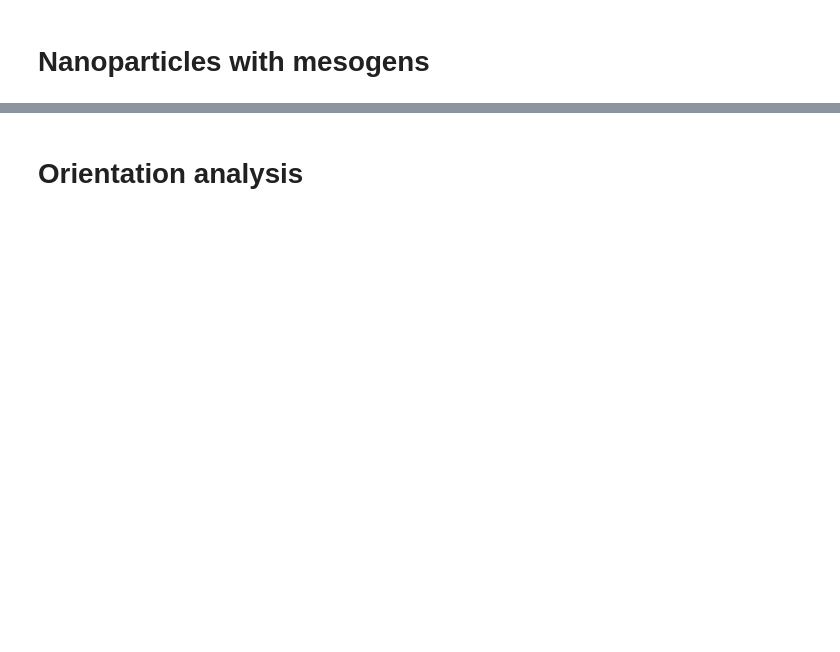
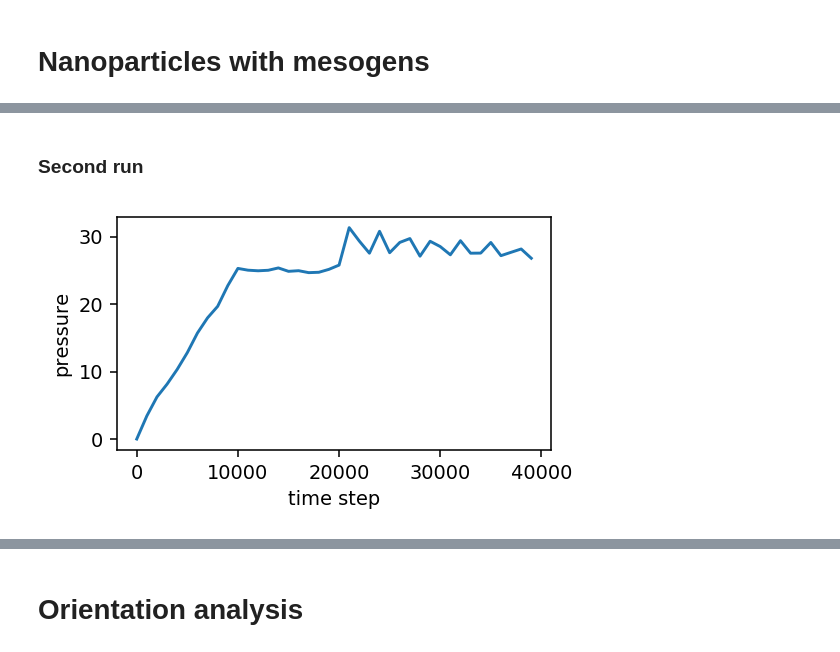
Before and after one commit to emmanuellfc/molecular_dynamics, a Jupyter notebook: Nanoparticles with mesogens.ipynb, the cells around one changed output, grey strips where cells are left out. Cells and saved outputs as stored; diff of their text form; code cells hidden in the pictures; blank space fills up the shorter version.

```diff
--- a/Nanoparticles with mesogens.ipynb
+++ b/Nanoparticles with mesogens.ipynb
@@ -200,0 +396,10 @@ hoomd.get_step()
+# %% [markdown]
+### Second run
+# %%
+data_sim1_run2 = numpy.genfromtxt(fname='binary_mixture_sim1_run2.log', skip_header=True);
+pyplot.figure(figsize=(4,2.2), dpi=140);
+pyplot.plot(data_sim1_run2[:,0], data_sim1_run2[:,10]);
+pyplot.xlabel('time step');
+pyplot.ylabel('pressure');
+# %% [output]
+[figure, added]
```
Also changed, not shown: parts of 32 cells of this notebook.
